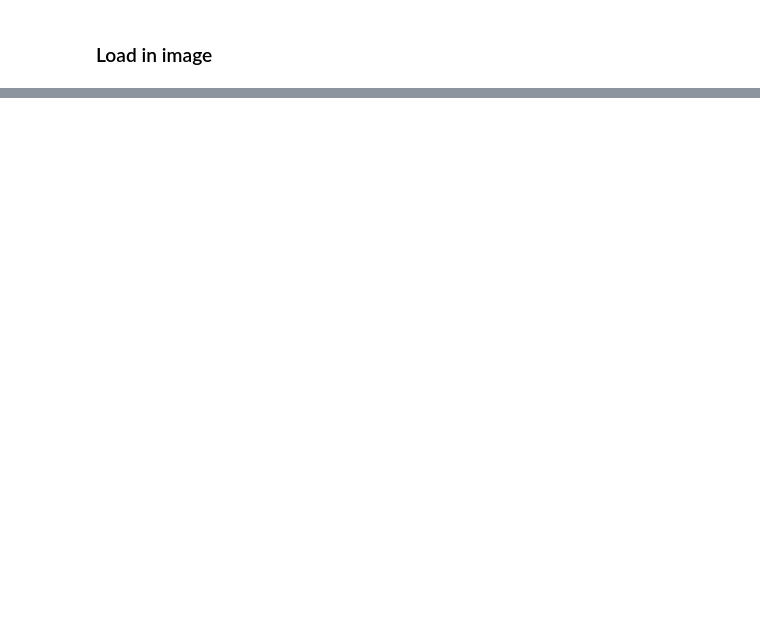
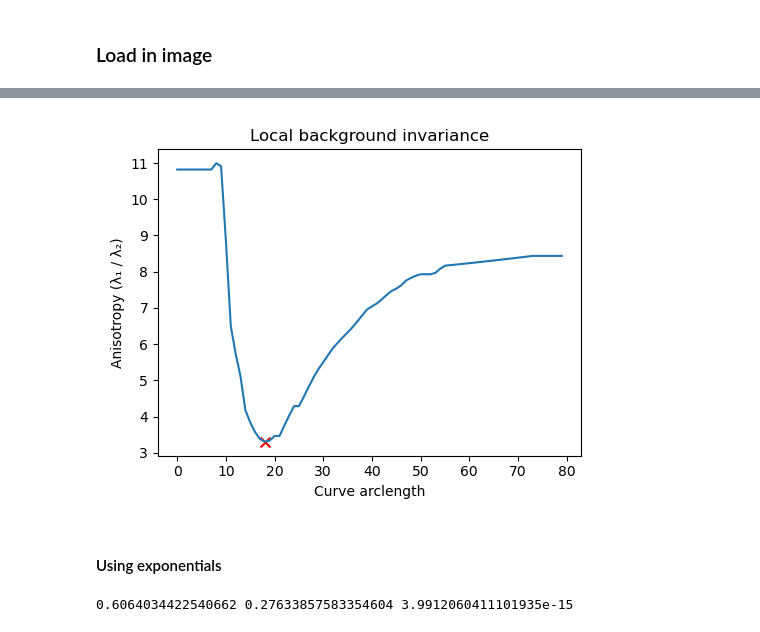
Before and after one commit to fligt/ukiyo-e-notebooks, a Jupyter notebook: nbs/tessa/03_RGB_histogram.ipynb, the cells around one changed output, grey strips where cells are left out. Drawn from its saved outputs; the diff is of its cells as text; code cells hidden in the pictures; blank space fills up the shorter version.

```diff
--- a/nbs/tessa/03_RGB_histogram.ipynb
+++ b/nbs/tessa/03_RGB_histogram.ipynb
@@ -284,0 +244,30 @@ plt.show()
+# %%
+N_skel = 500
+
+skeleton = rgb_skeleton(kaartje)
+
+from sklearn.neighbors import NearestNeighbors
+import numpy as np
+
+k = 15
+nbrs = NearestNeighbors(n_neighbors=k).fit(skeleton)
+_, idxs = nbrs.kneighbors(skeleton)
+
+anisotropy = np.zeros(len(skeleton))
+
+for i, inds in enumerate(idxs):
+    P = skeleton[inds]
+    C = np.cov(P.T)
+    w = np.linalg.eigvalsh(C)
+    anisotropy[i] = np.log(w[-1] / (w[-2] + 1e-8))
+
+idx = np.argmin(anisotropy)
+R_inf = skeleton[idx]
+print(R_inf)
+
+fig, ax = RGB_histogram(kaartje, count = False)
+ax.plot(skeleton[:, 0], skeleton[:, 1], skeleton[:, 2], color='black', linewidth=2)
+ax.scatter(R_inf[0], R_inf[1], R_inf[2], color = 'g', marker = 'x', s = 50)
+ax.scatter(R_inf_true[0], R_inf_true[1], R_inf_true[2], color = 'b', marker = 'x', s = 50)
+
+plt.show()
@@ -284,0 +277,13 @@ plt.show()
+# %%
+plt.figure(figsize=(5,4))
+plt.plot(anisotropy)
+plt.scatter(idx, anisotropy[idx], color = 'r', s = 50, marker= 'x')
+plt.xlabel("Curve arclength")
+plt.ylabel("Anisotropy (λ₁ / λ₂)")
+plt.title("Local background invariance")
+plt.tight_layout()
+plt.show()
+# %% [output]
+[figure, added]
+# %% [markdown]
+#### Using exponentials
@@ -284,0 +305,23 @@ plt.show()
+# %%
+from scipy.optimize import least_squares
+
+def residual(theta, Dw, Db, Rw, Rb):
+    Rinf, A, b = theta
+    rw = Rinf + A*np.exp(-b*Dw) - Rw
+    rb = Rinf - A*np.exp(-b*Db) - Rb
+    return np.concatenate([rw, rb])
+
+c = 0  # R channel
+theta0 = [0.5, 0.5, 1.0]
+
+res = least_squares(
+    residual, theta0,
+    args=(Dw, Db, Pw[:,c], Pb[:,c]),
+    bounds=([0,0,0],[1,1,10])
+)
+
+Rinf_c, A_c, b_c = res.x
+
+print(Rinf_c, A_c, b_c)
+# %% [output]
+0.6064034422540662 0.27633857583354604 3.9912060411101935e-15
```
Also changed, not shown: parts of 30 cells of this notebook.
